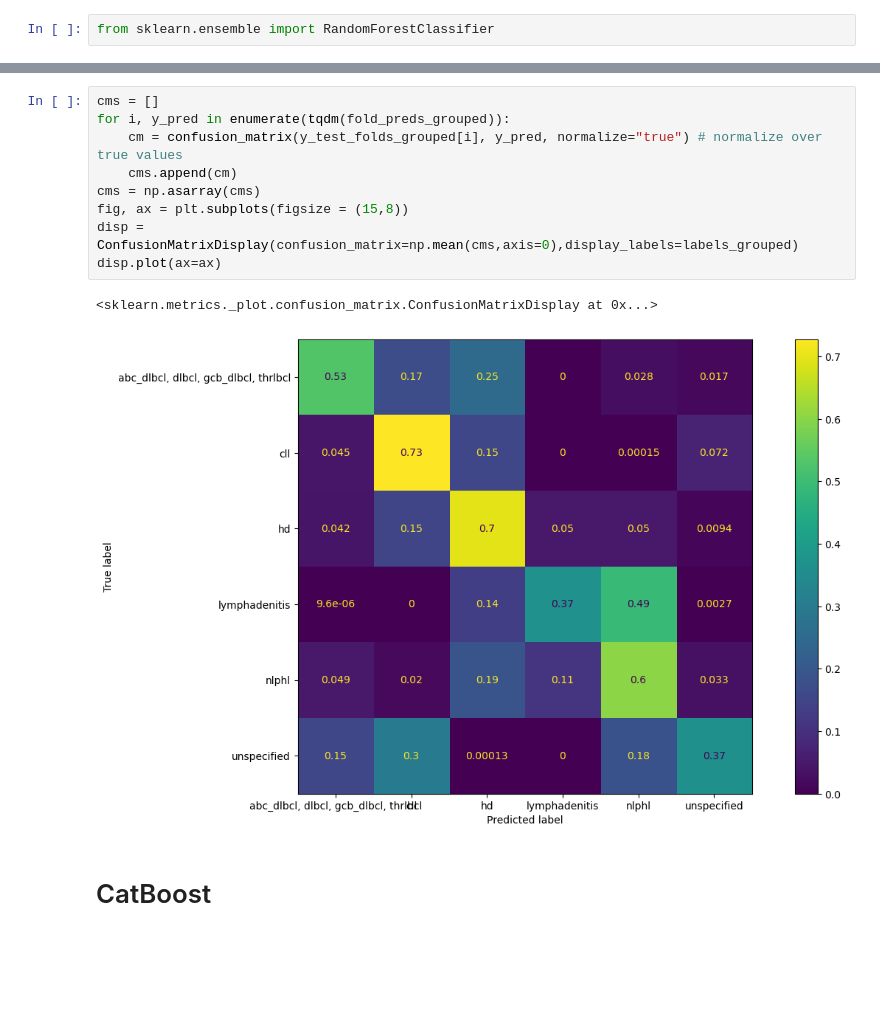
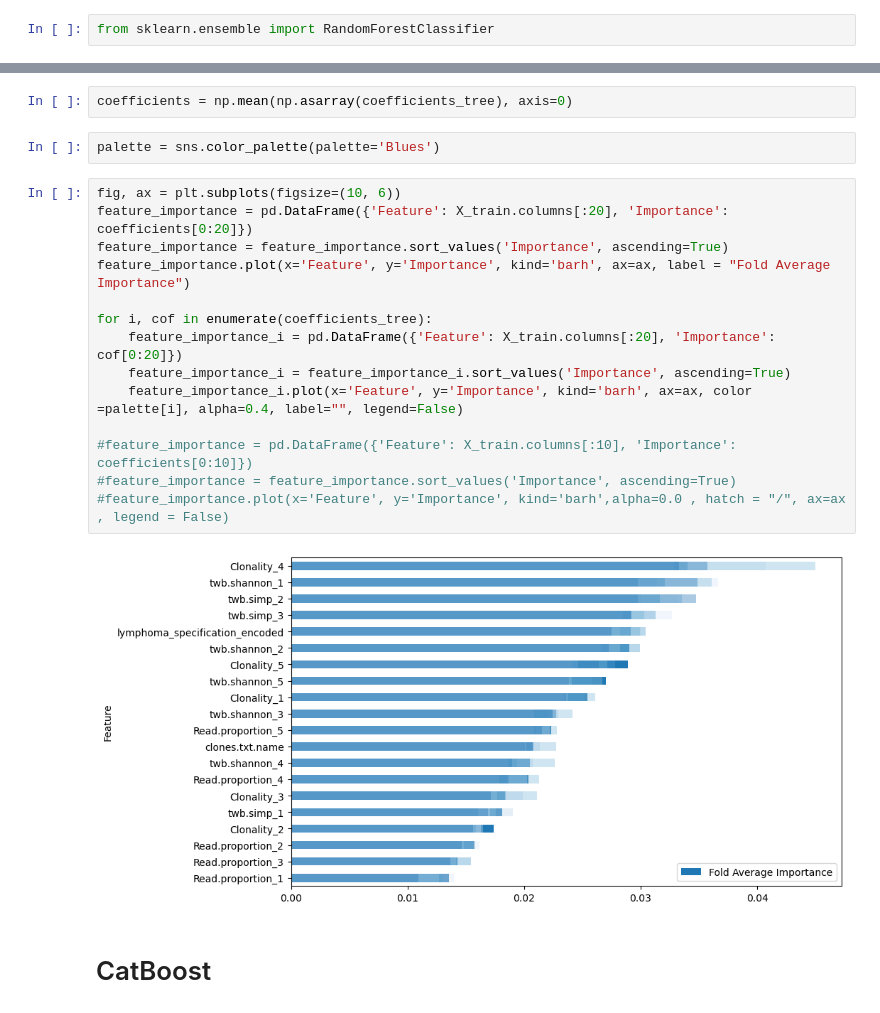
Before and after one commit to paulovic96/immusign, a Jupyter notebook: immusign_data_analysis.ipynb, the cells around one changed output, grey strips where cells are left out. Cells and saved outputs as stored; diff of their text form; blank space fills up the shorter version.

Commit message:
nan value checking; top_n wide format fitting of models; updated plots; further analysis

```diff
--- a/immusign_data_analysis.ipynb
+++ b/immusign_data_analysis.ipynb
@@ -948,15 +1132,23 @@ abc_dlbcl, dlbcl, gcb_dlbcl, thrlbcl       0.24      0.53      0.32   6955.20
-# %%
-cms = []
-for i, y_pred in enumerate(tqdm(fold_preds_grouped)):
-    cm = confusion_matrix(y_test_folds_grouped[i], y_pred, normalize="true") # normalize over true values
-    cms.append(cm)
-cms = np.asarray(cms)
-fig, ax = plt.subplots(figsize = (15,8))
-disp = ConfusionMatrixDisplay(confusion_matrix=np.mean(cms,axis=0),display_labels=labels_grouped)
-disp.plot(ax=ax)
-# %% [output]
-<sklearn.metrics._plot.confusion_matrix.ConfusionMatrixDisplay at 0x...>
-[figure, removed]
+# %%
+coefficients = np.mean(np.asarray(coefficients_tree), axis=0)
+# %%
+palette = sns.color_palette(palette='Blues')
+# %%
+fig, ax = plt.subplots(figsize=(10, 6))
+feature_importance = pd.DataFrame({'Feature': X_train.columns[:20], 'Importance': coefficients[0:20]})
+feature_importance = feature_importance.sort_values('Importance', ascending=True)
+feature_importance.plot(x='Feature', y='Importance', kind='barh', ax=ax, label = "Fold Average Importance")
+
+for i, cof in enumerate(coefficients_tree):
+    feature_importance_i = pd.DataFrame({'Feature': X_train.columns[:20], 'Importance': cof[0:20]})
+    feature_importance_i = feature_importance_i.sort_values('Importance', ascending=True)
+    feature_importance_i.plot(x='Feature', y='Importance', kind='barh', ax=ax, color =palette[i], alpha=0.4, label="", legend=False)
+
+#feature_importance = pd.DataFrame({'Feature': X_train.columns[:10], 'Importance': coefficients[0:10]})
+#feature_importance = feature_importance.sort_values('Importance', ascending=True)
+#feature_importance.plot(x='Feature', y='Importance', kind='barh',alpha=0.0 , hatch = "/", ax=ax , legend = False)
+# %% [output]
+[figure, added]
 # %% [markdown]
 # CatBoost
 # %%
```
Also changed, not shown: parts of 105 cells of this notebook.
